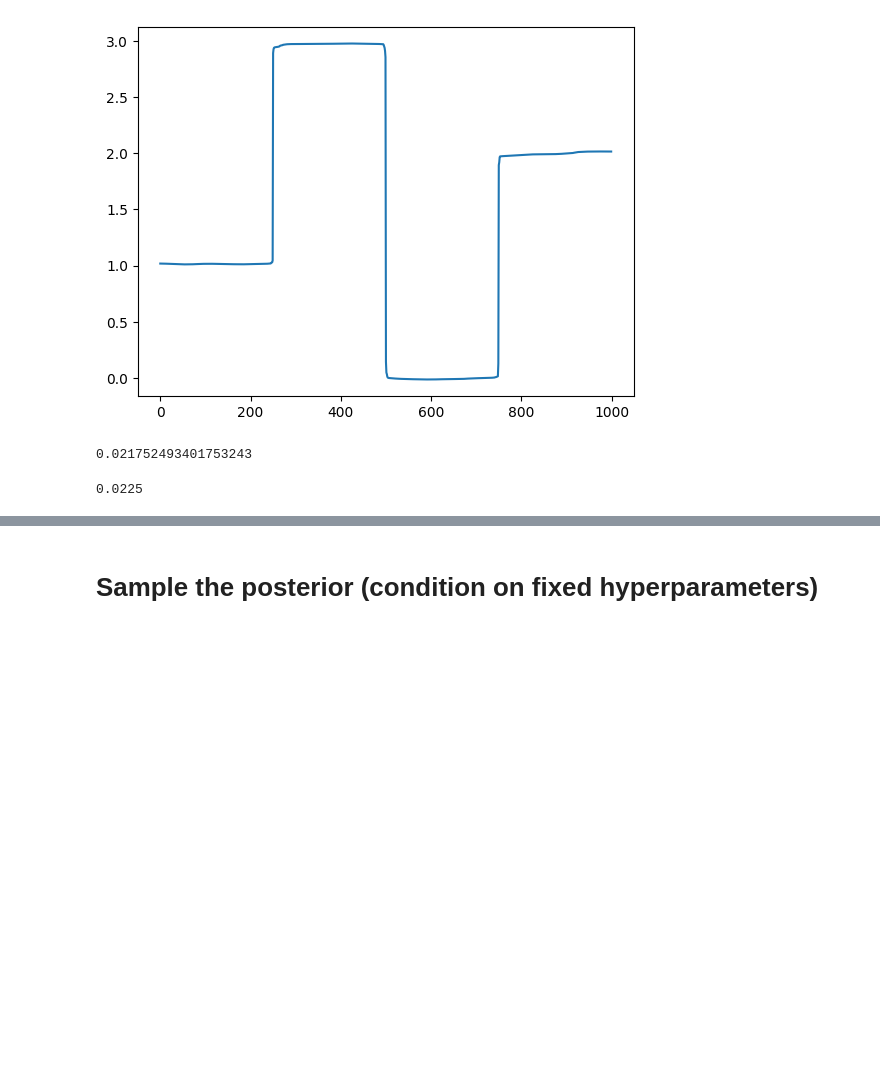
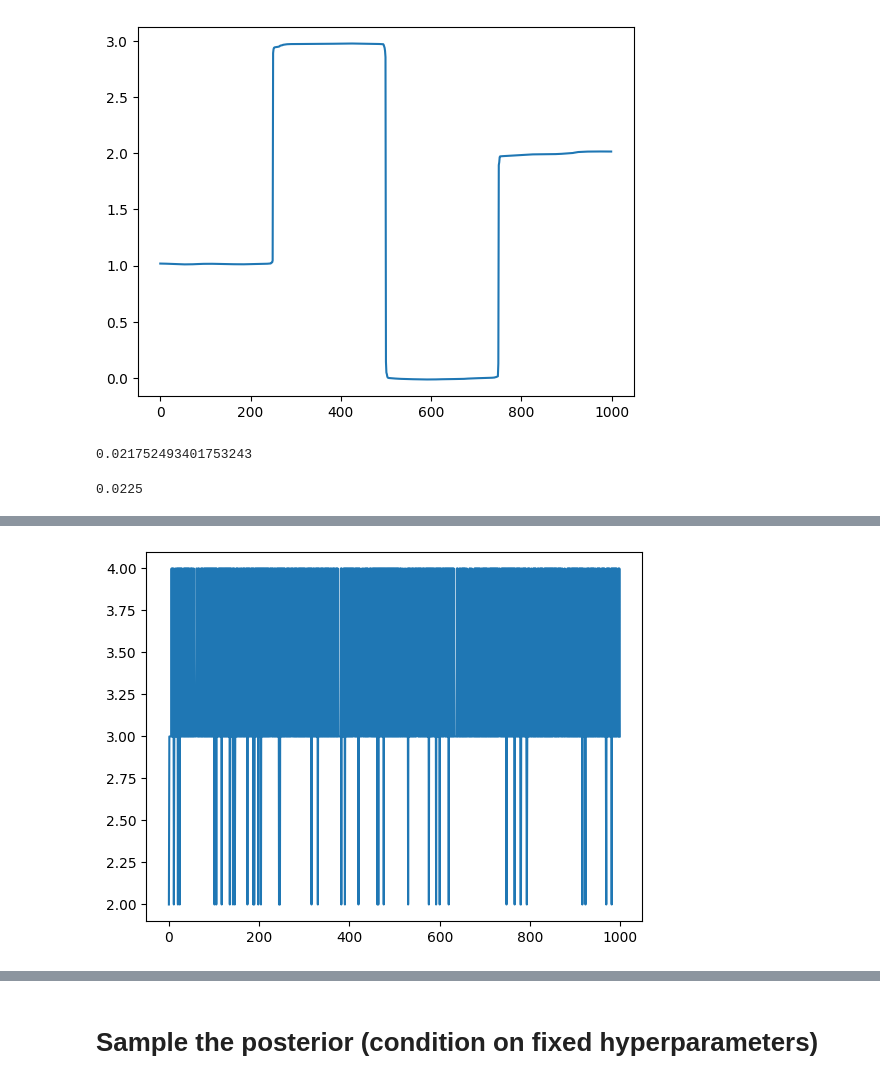
Before and after one commit to jlindbloom/sampi, a Jupyter notebook: notebooks/ias/ias_transformed.ipynb, the cells around one changed output, grey strips where cells are left out. Drawn from its saved outputs; the diff is of its cells as text; code cells hidden in the pictures; blank space fills up the shorter version.

```diff
--- a/notebooks/ias/ias_transformed.ipynb
+++ b/notebooks/ias/ias_transformed.ipynb
@@ -112,0 +128,5 @@ noise_var
+# %%
+plt.plot(tsdata["n_cg_its_per_sample"])
+plt.show()
+# %% [output]
+[figure, added]
```
Also changed, not shown: parts of 10 cells of this notebook, 5 other files.
